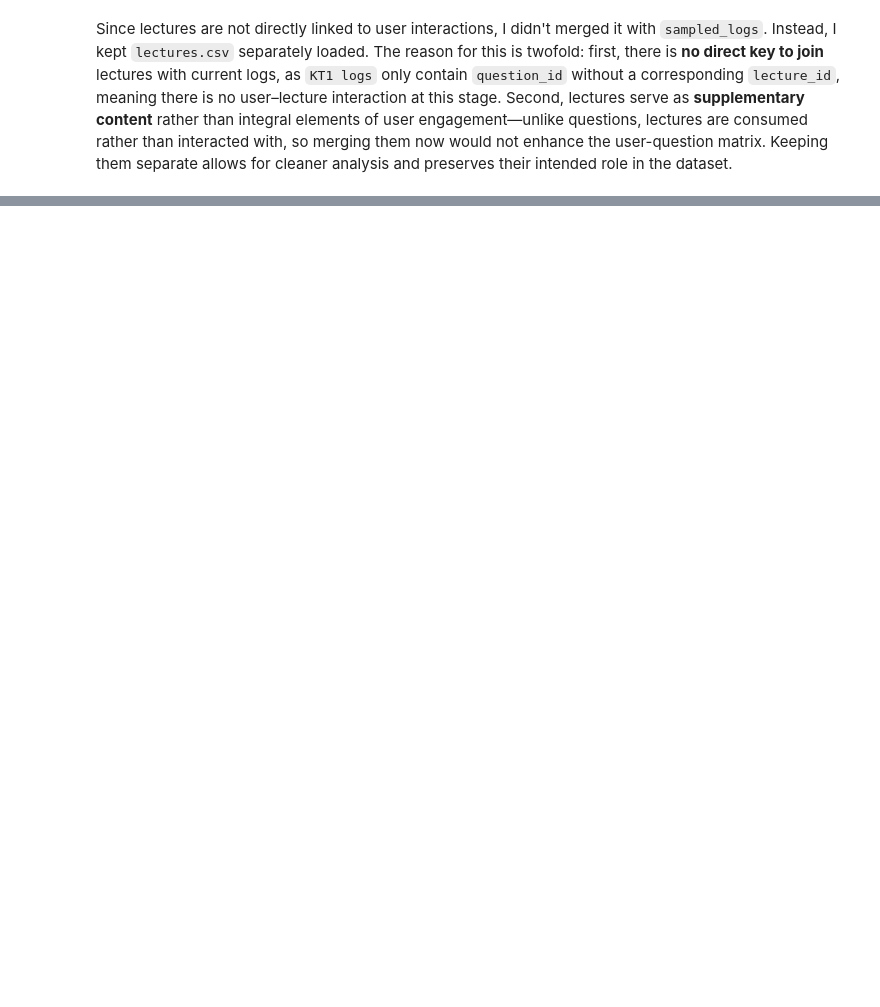
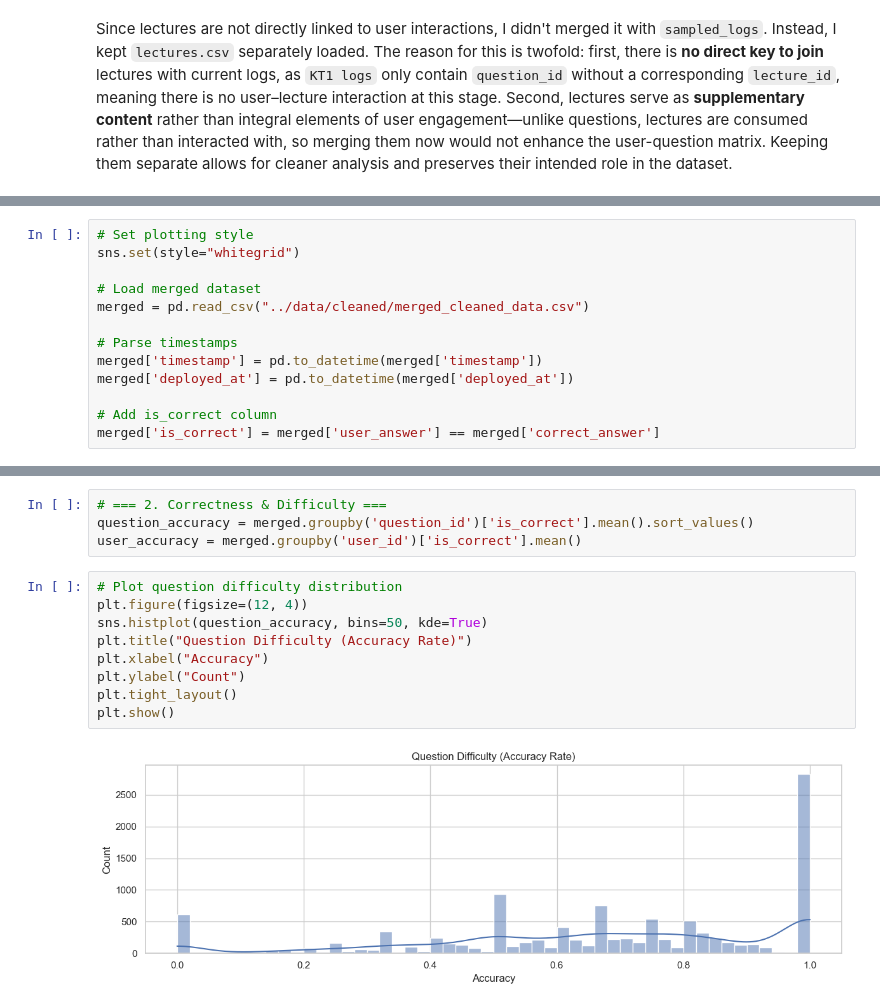
Before and after one commit to maryamzaman30/Data-Driven-Personalized-Educational-Content-Recommendation-System, a Jupyter notebook: notebooks/01_eda.ipynb, the cells around one changed output, grey strips where cells are left out. Drawn from its saved outputs; the diff is of its cells as text; blank space fills up the shorter version.

Commit message:
Exploratory Data Analysis (EDA)

```diff
--- a/notebooks/01_eda.ipynb
+++ b/notebooks/01_eda.ipynb
@@ -487,0 +493,13 @@ The above is how the merged dataset looks like
+# %%
+# Set plotting style
+sns.set(style="whitegrid")
+
+# Load merged dataset
+merged = pd.read_csv("../data/cleaned/merged_cleaned_data.csv")
+
+# Parse timestamps
+merged['timestamp'] = pd.to_datetime(merged['timestamp'])
+merged['deployed_at'] = pd.to_datetime(merged['deployed_at'])
+
+# Add is_correct column
+merged['is_correct'] = merged['user_answer'] == merged['correct_answer']
@@ -487,0 +567,15 @@ The above is how the merged dataset looks like
+# %%
+# === 2. Correctness & Difficulty ===
+question_accuracy = merged.groupby('question_id')['is_correct'].mean().sort_values()
+user_accuracy = merged.groupby('user_id')['is_correct'].mean()
+# %%
+# Plot question difficulty distribution
+plt.figure(figsize=(12, 4))
+sns.histplot(question_accuracy, bins=50, kde=True)
+plt.title("Question Difficulty (Accuracy Rate)")
+plt.xlabel("Accuracy")
+plt.ylabel("Count")
+plt.tight_layout()
+plt.show()
+# %% [output]
+[figure, added]
```
Also changed, not shown: parts of 21 cells of this notebook, 1 other file.
